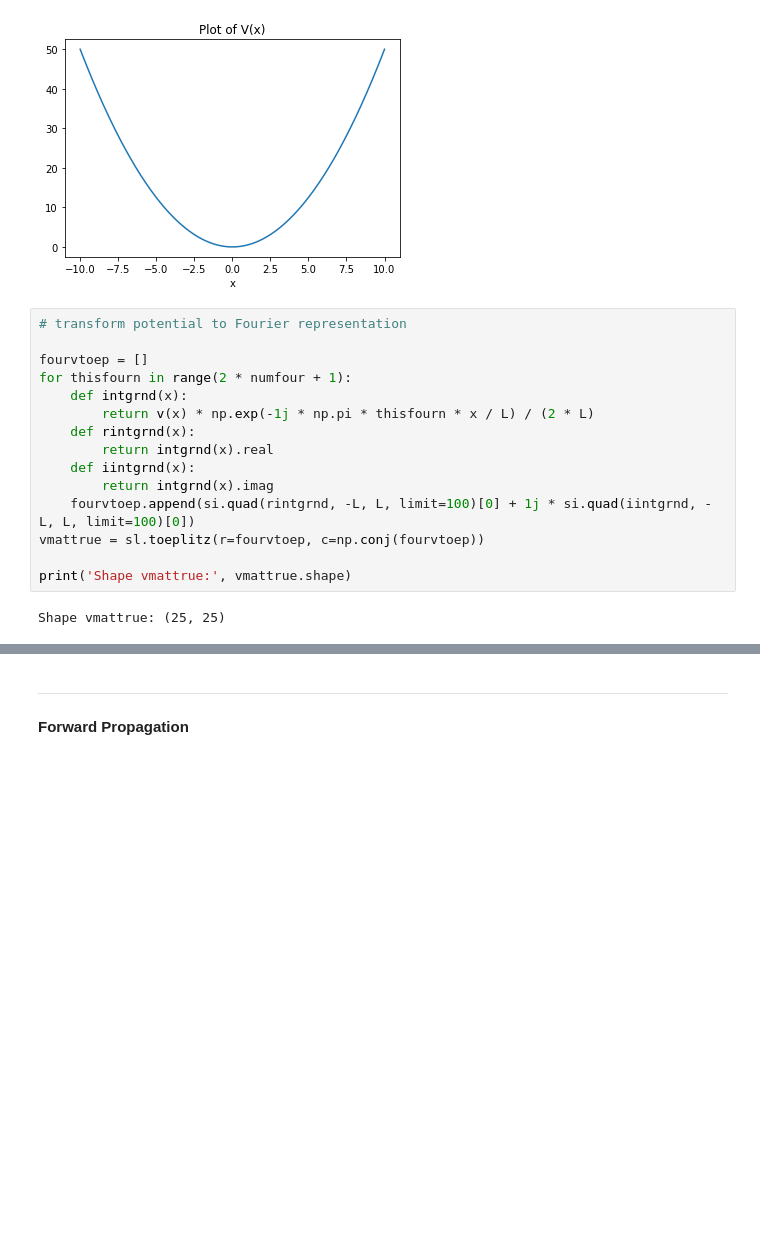
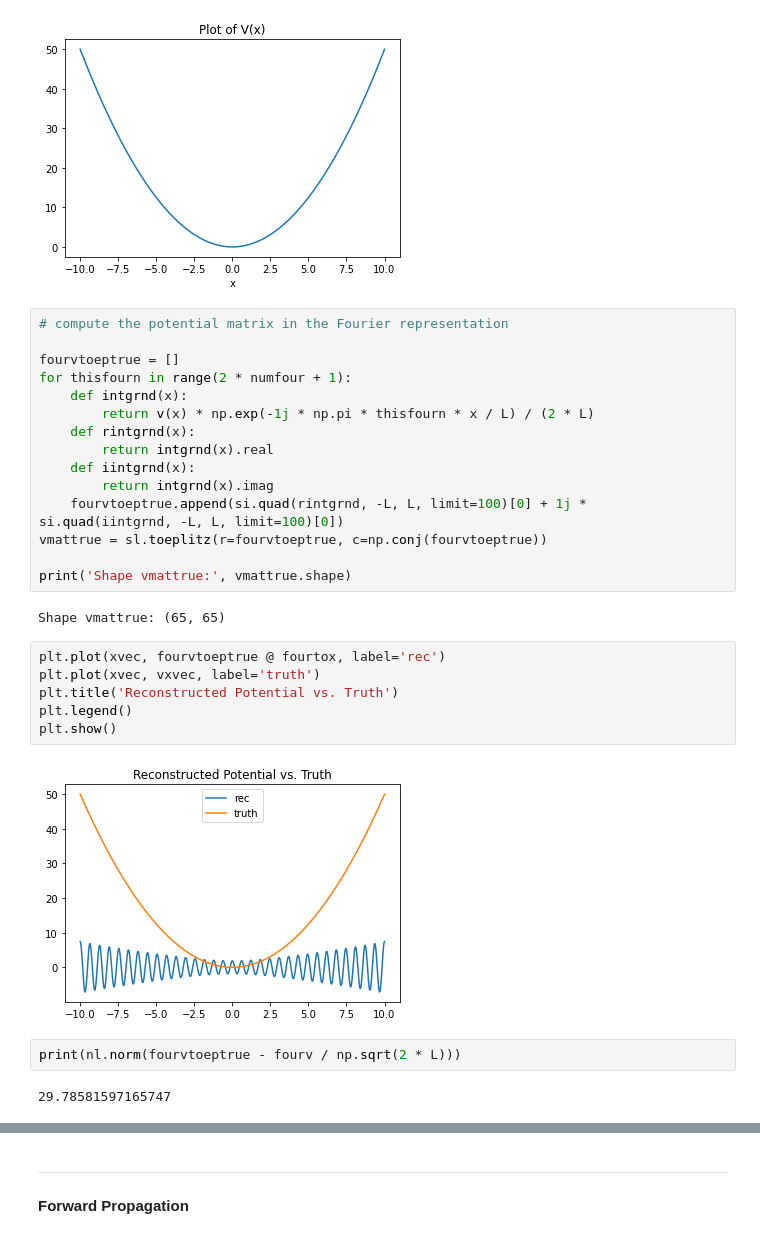
Before and after one commit to kbcollins/tdse, a Jupyter notebook: tdse-prob-density/tdse-prob-density-kbc.ipynb, the cells around one changed output, grey strips where cells are left out. Cells and saved outputs as stored; diff of their text form; blank space fills up the shorter version.

```diff
--- a/tdse-prob-density/tdse-prob-density-kbc.ipynb
+++ b/tdse-prob-density/tdse-prob-density-kbc.ipynb
@@ -62,9 +66,9 @@ plt.show()
 # %% [output]
 [figure]
 # %%
-# transform potential to Fourier representation
+# compute the potential matrix in the Fourier representation
 
-fourvtoep = []
+fourvtoeptrue = []
 for thisfourn in range(2 * numfour + 1):
     def intgrnd(x):
         return v(x) * np.exp(-1j * np.pi * thisfourn * x / L) / (2 * L)
@@ -72,12 +76,24 @@ for thisfourn in range(2 * numfour + 1):
         return intgrnd(x).real
     def iintgrnd(x):
         return intgrnd(x).imag
-    fourvtoep.append(si.quad(rintgrnd, -L, L, limit=100)[0] + 1j * si.quad(iintgrnd, -L, L, limit=100)[0])
-vmattrue = sl.toeplitz(r=fourvtoep, c=np.conj(fourvtoep))
+    fourvtoeptrue.append(si.quad(rintgrnd, -L, L, limit=100)[0] + 1j * si.quad(iintgrnd, -L, L, limit=100)[0])
+vmattrue = sl.toeplitz(r=fourvtoeptrue, c=np.conj(fourvtoeptrue))
 
 print('Shape vmattrue:', vmattrue.shape)
 # %% [output]
-Shape vmattrue: (25, 25)
+Shape vmattrue: (65, 65)
+# %%
+plt.plot(xvec, fourvtoeptrue @ fourtox, label='rec')
+plt.plot(xvec, vxvec, label='truth')
+plt.title('Reconstructed Potential vs. Truth')
+plt.legend()
+plt.show()
+# %% [output]
+[figure, added]
+# %%
+print(nl.norm(fourvtoeptrue - fourv / np.sqrt(2 * L)))
+# %% [output]
+29.78581597165747
 # %%
 # define initial states and transform to Fourier basis
 
```
Also changed, not shown: parts of 25 cells of this notebook.
